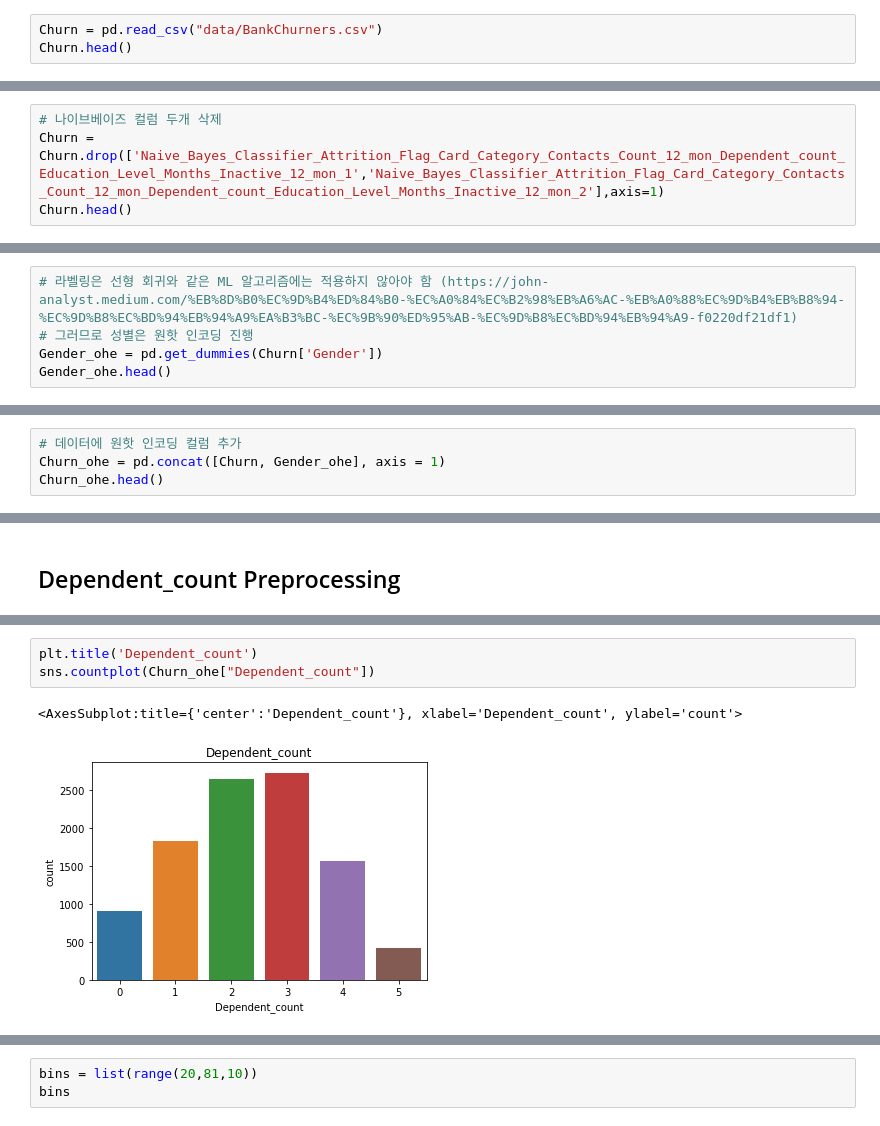
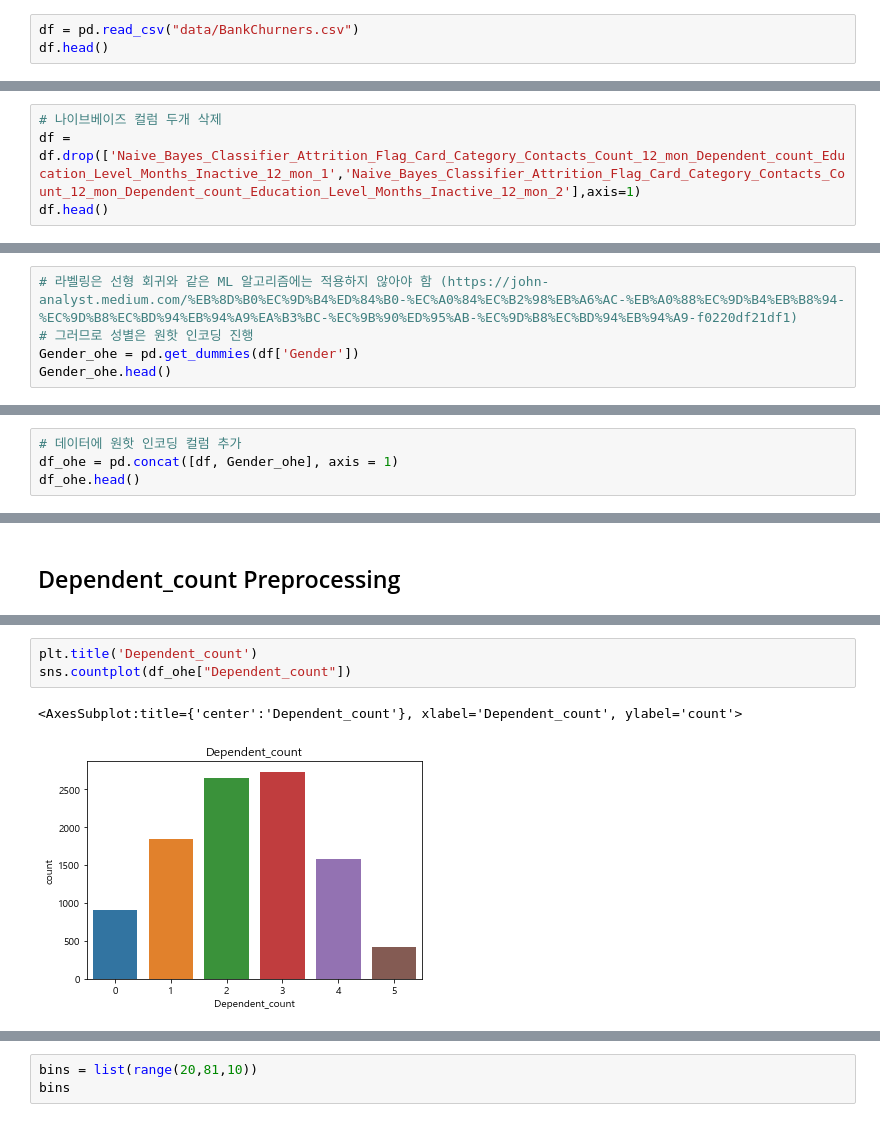
Before and after one commit to Ahn-seongjun/DS_team2, a Jupyter notebook: ASJ/BankChurn.ipynb, the cells around one changed output, grey strips where cells are left out. Cells and saved outputs as stored; diff of their text form.

```diff
--- a/ASJ/BankChurn.ipynb
+++ b/ASJ/BankChurn.ipynb
@@ -22,8 +22,8 @@ elif platform.system() == 'Windows':  # 윈도우
 else:
     print('Unknown system...  sorry~~~')
 # %%
-Churn = pd.read_csv("data/BankChurners.csv")
-Churn.head()
+df = pd.read_csv("data/BankChurners.csv")
+df.head()
 # %% [output]
 |  | CLIENTNUM | Attrition_Flag | Customer_Age | Gender | Dependent_count | Education_Level | Marital_Status | ... |
 | 0 | 768805383 | Existing Customer | 45 | M | 3 | High School | Married | ... |
@@ -58,8 +83,8 @@ Churn.shape
 (10127, 23)
 # %%
 # 나이브베이즈 컬럼 두개 삭제
-Churn = Churn.drop(['Naive_Bayes_Classifier_Attrition_Flag_Card_Category_Contacts_Count_12_mon_Dependent_count_Education_Level_Months_Inactive_12_mon_1','Naive_Bayes_Classifier_Attrition_Flag_Card_Category_Contacts_Count_12_mon_Dependent_count_Education_Level_Months_Inactive_12_mon_2'],axis=1)
-Churn.head()
+df = df.drop(['Naive_Bayes_Classifier_Attrition_Flag_Card_Category_Contacts_Count_12_mon_Dependent_count_Education_Level_Months_Inactive_12_mon_1','Naive_Bayes_Classifier_Attrition_Flag_Card_Category_Contacts_Count_12_mon_Dependent_count_Education_Level_Months_Inactive_12_mon_2'],axis=1)
+df.head()
 # %% [output]
 |  | CLIENTNUM | Attrition_Flag | Customer_Age | Gender | Dependent_count | Education_Level | Marital_Status | ... |
 | 0 | 768805383 | Existing Customer | 45 | M | 3 | High School | Married | ... |
@@ -159,7 +194,7 @@ Churn['Gender'].value_counts().plot(kind = 'bar')
 # %%
 # 라벨링은 선형 회귀와 같은 ML 알고리즘에는 적용하지 않아야 함 (https://john-analyst.medium.com/%EB%8D%B0%EC%9D%B4%ED%84%B0-%EC%A0%84%EC%B2%98%EB%A6%AC-%EB%A0%88%EC%9D%B4%EB%B8%94-%EC%9D%B8%EC%BD%94%EB%94%A9%EA%B3%BC-%EC%9B%90%ED%95%AB-%EC%9D%B8%EC%BD%94%EB%94%A9-f0220df21df1)
 # 그러므로 성별은 원핫 인코딩 진행
-Gender_ohe = pd.get_dummies(Churn['Gender'])
+Gender_ohe = pd.get_dummies(df['Gender'])
 Gender_ohe.head()
 # %% [output]
 |  | F | M |
@@ -170,8 +205,8 @@ Gender_ohe.head()
 | 4 | 0 | 1 |
 # %%
 # 데이터에 원핫 인코딩 컬럼 추가
-Churn_ohe = pd.concat([Churn, Gender_ohe], axis = 1)
-Churn_ohe.head()
+df_ohe = pd.concat([df, Gender_ohe], axis = 1)
+df_ohe.head()
 # %% [output]
 |  | CLIENTNUM | Attrition_Flag | Customer_Age | Gender | Dependent_count | Education_Level | Marital_Status | ... |
 | 0 | 768805383 | Existing Customer | 45 | M | 3 | High School | Married | ... |
@@ -192,9 +227,9 @@ Churn_ohe['Dependent_count'].value_counts().index
 Int64Index([3, 2, 1, 4, 0, 5], dtype='int64')
 # %%
 plt.title('Dependent_count')
-sns.countplot(Churn_ohe["Dependent_count"])
+sns.countplot(df_ohe["Dependent_count"])
 # %% [output]
 <AxesSubplot:title={'center':'Dependent_count'}, xlabel='Dependent_count', ylabel='count'>
-[figure, old version]
+[figure, new version]
 # %%
 # 연령별 부양가족 수 (연령대로 범주 분할 후 재표현 필요)
```
Also changed, not shown: parts of 23 cells of this notebook.
